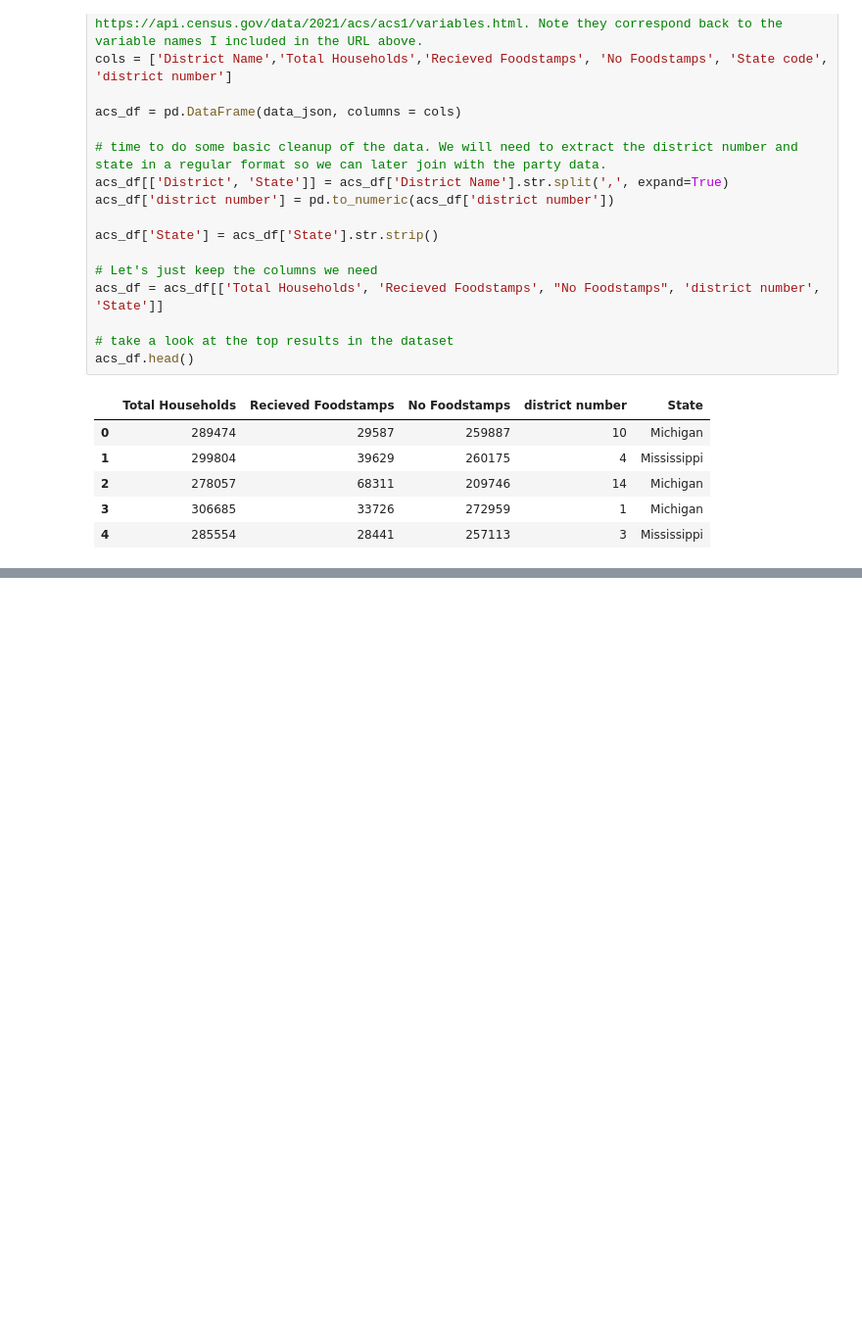
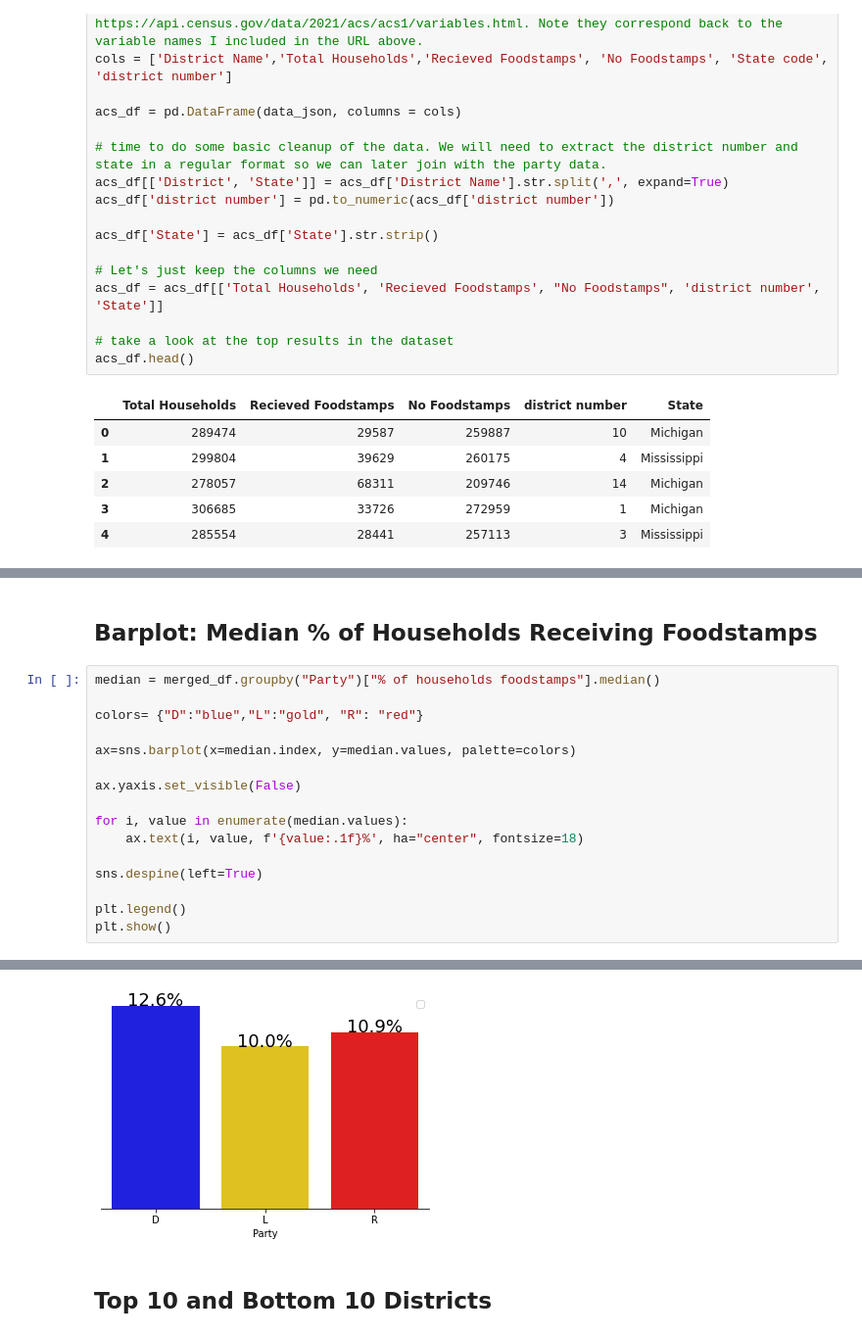
Before and after one commit to bdesgarennes/Analytics, a Jupyter notebook: Notebook_Proj.ipynb, the cells around one changed output, grey strips where cells are left out. Shown at 98% size. Saved outputs shown, nothing was run; the diff lists cells and outputs as text; blank space fills up the shorter version.

```diff
--- a/Notebook_Proj.ipynb
+++ b/Notebook_Proj.ipynb
@@ -48,0 +138,19 @@ acs_df.head()
+# %% [markdown]
+## Barplot: Median % of Households Receiving Foodstamps
+# %%
+median = merged_df.groupby("Party")["% of households foodstamps"].median()
+
+colors= {"D":"blue","L":"gold", "R": "red"}
+
+ax=sns.barplot(x=median.index, y=median.values, palette=colors)
+
+ax.yaxis.set_visible(False)
+
+for i, value in enumerate(median.values):
+    ax.text(i, value, f'{value:.1f}%', ha="center", fontsize=18)
+
+sns.despine(left=True)
+
+plt.legend()
+plt.show()
+# %% [output]
@@ -48,0 +158,3 @@ acs_df.head()
+[figure, added]
+# %% [markdown]
+## Top 10 and Bottom 10 Districts
```
Also changed, not shown: parts of 20 cells of this notebook.
